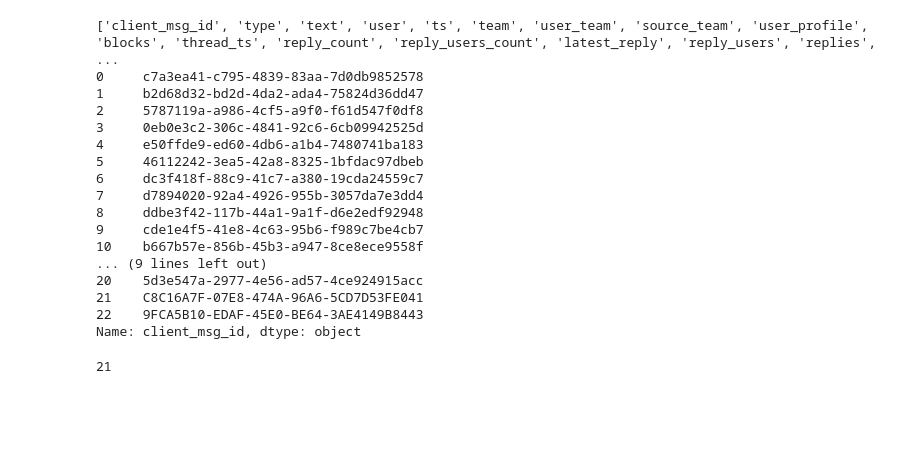
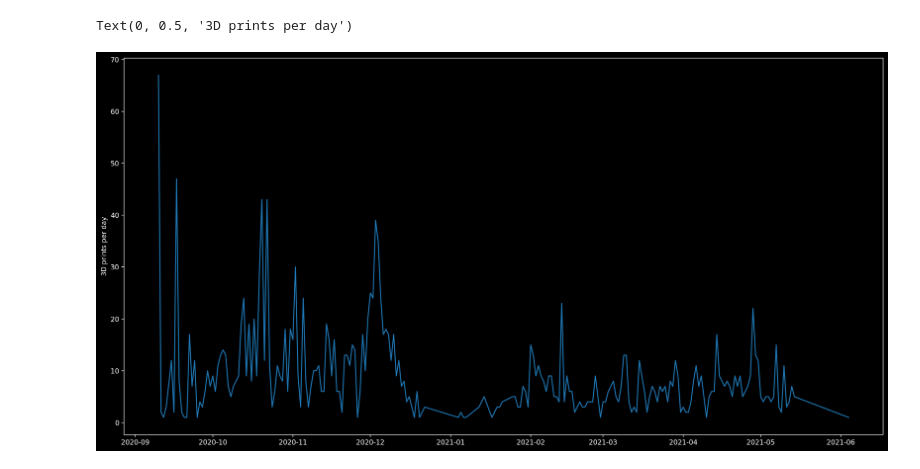
Before and after one commit to tufts-nolop/state-of-the-makerspace, a Jupyter notebook: 3dprinter-usage.ipynb, the cells around one changed output. Cells and saved outputs as stored; diff of their text form; code cells hidden in the pictures; blank space fills up the shorter version.

Commit message:
read the all the data files

```diff
--- a/3dprinter-usage.ipynb
+++ b/3dprinter-usage.ipynb
@@ -1,31 +1,22 @@
 # %%
 %matplotlib inline
 
 import pandas as pd
 import matplotlib.pyplot as plt
 import datetime as dt
+import os
+import glob
 
-printjobs = pd.read_json('3dp/2020-09-12.json')
-printjobs.describe()
-print(printjobs.columns.values.tolist())
-print(printjobs['client_msg_id'])
-sum(printjobs['parent_user_id'].isnull())
+file_list = glob.glob('3dp/*.json')
+
+dfs = []
+for file in file_list:
+    dfs.append(pd.read_json(file, convert_dates=['ts']))
+printjobs = pd.concat(dfs, ignore_index=True)
+printjobs['date'] = printjobs['ts'].dt.date
+
+axs = printjobs['date'].where(printjobs['parent_user_id'].isnull()).value_counts().plot(figsize=(20, 10))
+axs.set_ylabel('3D prints per day')
 # %% [output]
-['client_msg_id', 'type', 'text', 'user', 'ts', 'team', 'user_team', 'source_team', 'user_profile', 'blocks', 'thread_ts', 'reply_count', 'reply_users_count', 'latest_reply', 'reply_users', 'replies', ...
-0     c7a3ea41-c795-4839-83aa-7d0db9852578
-1     b2d68d32-bd2d-4da2-ada4-75824d36dd47
-2     5787119a-a986-4cf5-a9f0-f61d547f0df8
-3     0eb0e3c2-306c-4841-92c6-6cb09942525d
-4     e50ffde9-ed60-4db6-a1b4-7480741ba183
-5     46112242-3ea5-42a8-8325-1bfdac97dbeb
-6     dc3f418f-88c9-41c7-a380-19cda24559c7
-7     d7894020-92a4-4926-955b-3057da7e3dd4
-8     ddbe3f42-117b-44a1-9a1f-d6e2edf92948
-9     cde1e4f5-41e8-4c63-95b6-f989c7be4cb7
-10    b667b57e-856b-45b3-a947-8ce8ece9558f
-... (9 lines left out)
-20    5d3e547a-2977-4e56-ad57-4ce924915acc
-21    C8C16A7F-07E8-474A-96A6-5CD7D53FE041
-22    9FCA5B10-EDAF-45E0-BE64-3AE4149B8443
-Name: client_msg_id, dtype: object
+Text(0, 0.5, '3D prints per day')
-21
+[figure, added]
```
